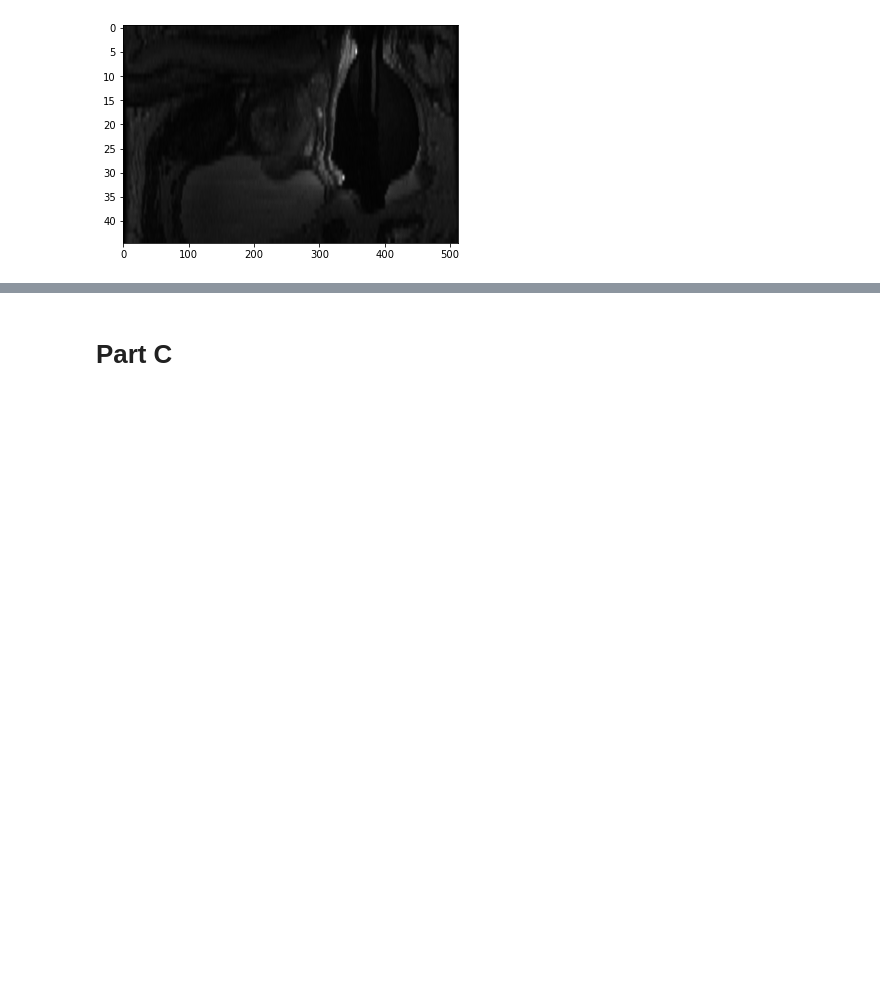
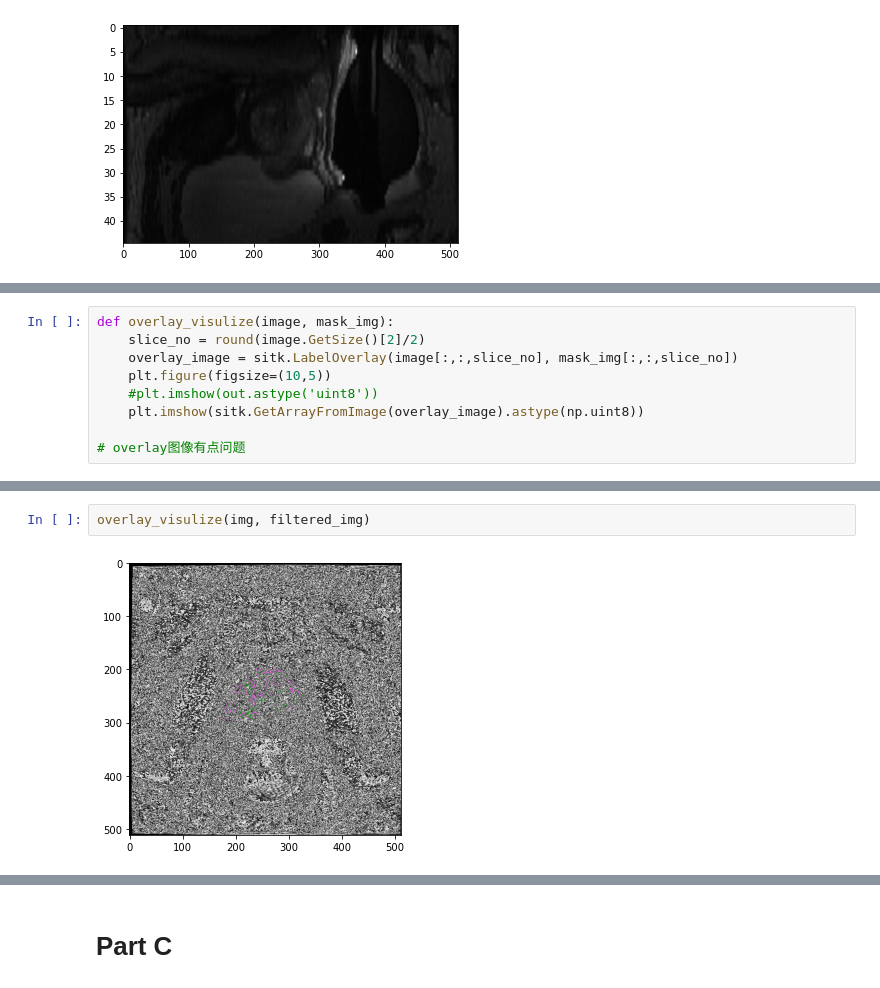
Before and after one commit to NingyouLi/miniProject_NingyouLi, a Jupyter notebook: mini_project.ipynb, the cells around one changed output, grey strips where cells are left out. Drawn from its saved outputs; the diff is of its cells as text; blank space fills up the shorter version.

```diff
--- a/mini_project.ipynb
+++ b/mini_project.ipynb
@@ -80,0 +101,9 @@ def prostate_segmenter(image):
+# %%
+def overlay_visulize(image, mask_img):
+    slice_no = round(image.GetSize()[2]/2)
+    overlay_image = sitk.LabelOverlay(image[:,:,slice_no], mask_img[:,:,slice_no])
+    plt.figure(figsize=(10,5))
+    #plt.imshow(out.astype('uint8'))
+    plt.imshow(sitk.GetArrayFromImage(overlay_image).astype(np.uint8))
+
+# overlay图像有点问题
@@ -80,0 +116,4 @@ def prostate_segmenter(image):
+# %%
+overlay_visulize(img, filtered_img)
+# %% [output]
+[figure, added]
```
Also changed, not shown: parts of 29 cells of this notebook.
